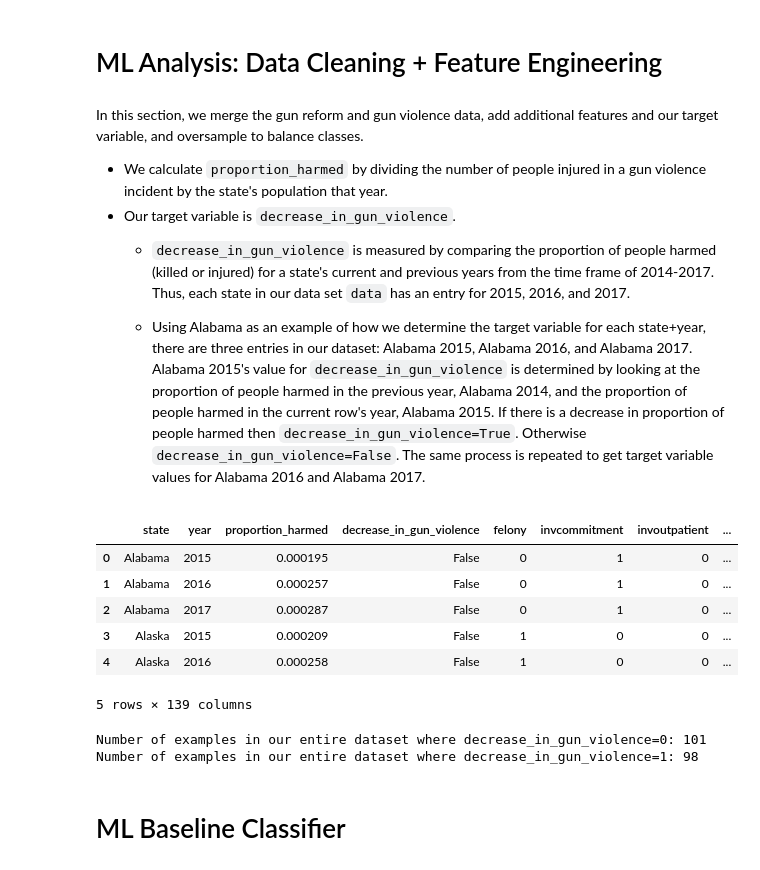
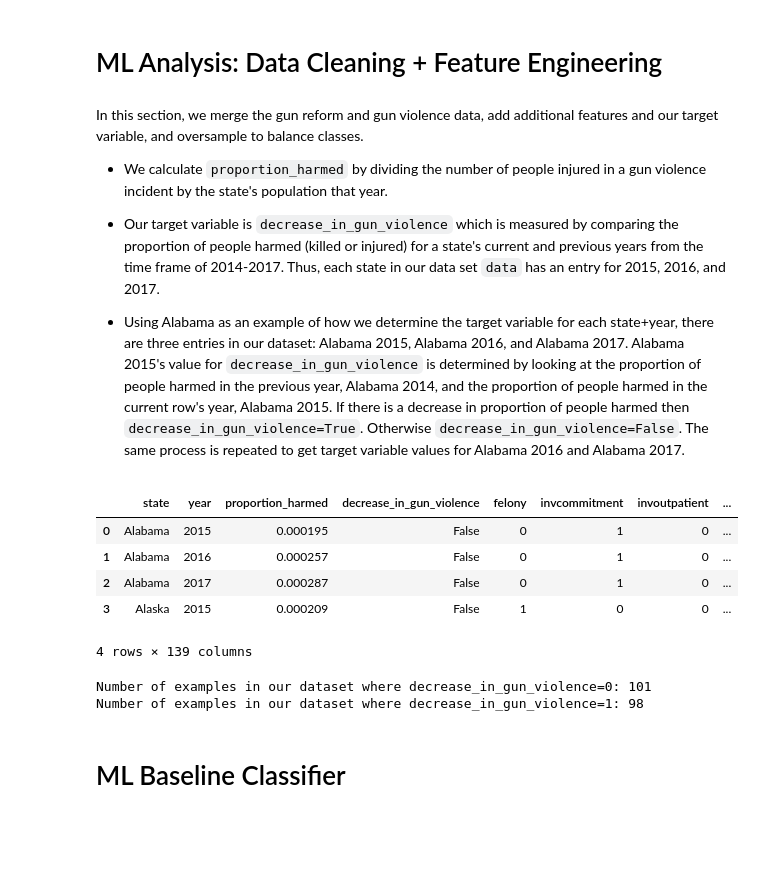
Before and after one commit to uic-cs418/cs418-spring22-purple, a Jupyter notebook: final_report.ipynb, the cells around one changed output. Cells and saved outputs as stored; diff of their text form; code cells hidden in the pictures; blank space fills up the shorter version.

Commit message:
Update final_report.ipynb
Adjusted the data reading and cleaning to use functions, Minor adjustments to text formatting and head of dataframes

```diff
--- a/final_report.ipynb
+++ b/final_report.ipynb
@@ -184,25 +149,23 @@ ax.set(xlabel="Gun Violence per 10,000 people");
 # %% [markdown]
 In this section, we merge the gun reform and gun violence data, add additional features and our target variable, and oversample to balance classes.
 - We calculate `proportion_harmed` by dividing the number of people injured in a gun violence incident by the state's population that year.
-- Our target variable is  `decrease_in_gun_violence`.
-    - `decrease_in_gun_violence` is measured by comparing the proportion of people harmed (killed or injured) for a state's current and previous years from the time frame of 2014-2017. Thus, each state in our data set `data` has an entry for 2015, 2016, and 2017.
+- Our target variable is  `decrease_in_gun_violence` which is measured by comparing the proportion of people harmed (killed or injured) for a state's current and previous years from the time frame of 2014-2017. Thus, each state in our data set `data` has an entry for 2015, 2016, and 2017.
 
-    - Using Alabama as an example of how we determine the target variable for each state+year, there are three entries in our dataset: Alabama 2015, Alabama 2016, and Alabama 2017. Alabama 2015's value for `decrease_in_gun_violence` is determined by looking at the proportion of people harmed in the previous year, Alabama 2014, and the proportion of people harmed in the current row's year, Alabama 2015. If there is a decrease in proportion of people harmed then `decrease_in_gun_violence=True`. Otherwise `decrease_in_gun_violence=False`. The same process is repeated to get target variable values for Alabama 2016 and Alabama 2017.
+- Using Alabama as an example of how we determine the target variable for each state+year, there are three entries in our dataset: Alabama 2015, Alabama 2016, and Alabama 2017. Alabama 2015's value for `decrease_in_gun_violence` is determined by looking at the proportion of people harmed in the previous year, Alabama 2014, and the proportion of people harmed in the current row's year, Alabama 2015. If there is a decrease in proportion of people harmed then `decrease_in_gun_violence=True`. Otherwise `decrease_in_gun_violence=False`. The same process is repeated to get target variable values for Alabama 2016 and Alabama 2017.
 # %%
 #clean and merge data set for ML
 gun_cases = 'gun-violence-data_01-2013_03-2018.csv'
 gun_laws = 'statefirearmlaws.csv'
 population = 'us_states_census.csv'
 data = machine_learning.combineDatasets(gun_cases, gun_laws, population)
-data.head(5)
+data.head(4)
 # %% [output]
 |  | state | year | proportion_harmed | decrease_in_gun_violence | felony | invcommitment | invoutpatient | ... |
 | 0 | Alabama | 2015 | 0.000195 | False | 0 | 1 | 0 | ... |
 | 1 | Alabama | 2016 | 0.000257 | False | 0 | 1 | 0 | ... |
 | 2 | Alabama | 2017 | 0.000287 | False | 0 | 1 | 0 | ... |
 | 3 | Alaska | 2015 | 0.000209 | False | 1 | 0 | 0 | ... |
-| 4 | Alaska | 2016 | 0.000258 | False | 1 | 0 | 0 | ... |
-5 rows × 139 columns
+4 rows × 139 columns
 # %%
 #oversampling from decrease_in_gun_violence=1 to balance classes out
 oversampled_rows = data[data.decrease_in_gun_violence == True].copy(deep=True)
@@ -213,11 +176,11 @@ balanced_data = pd.concat([data, oversampled_rows], ignore_index=True)
 X, y = machine_learning.create_features_labels(balanced_data)
 
 #the proportion of classes w.r.t 'decrease_in_gun_violence' (0,1) are now balanced
-print(f'Number of examples in our entire dataset where decrease_in_gun_violence=0: {len(y[y == 0])}')
-print(f'Number of examples in our entire dataset where decrease_in_gun_violence=1: {len(y[y == 1])}')
+print(f'Number of examples in our dataset where decrease_in_gun_violence=0: {len(y[y == 0])}')
+print(f'Number of examples in our dataset where decrease_in_gun_violence=1: {len(y[y == 1])}')
 # %% [output]
-Number of examples in our entire dataset where decrease_in_gun_violence=0: 101
-Number of examples in our entire dataset where decrease_in_gun_violence=1: 98
+Number of examples in our dataset where decrease_in_gun_violence=0: 101
+Number of examples in our dataset where decrease_in_gun_violence=1: 98
 # %% [markdown]
 # ML Baseline Classifier
 # %%
```
Also changed, not shown: parts of 11 cells of this notebook.
